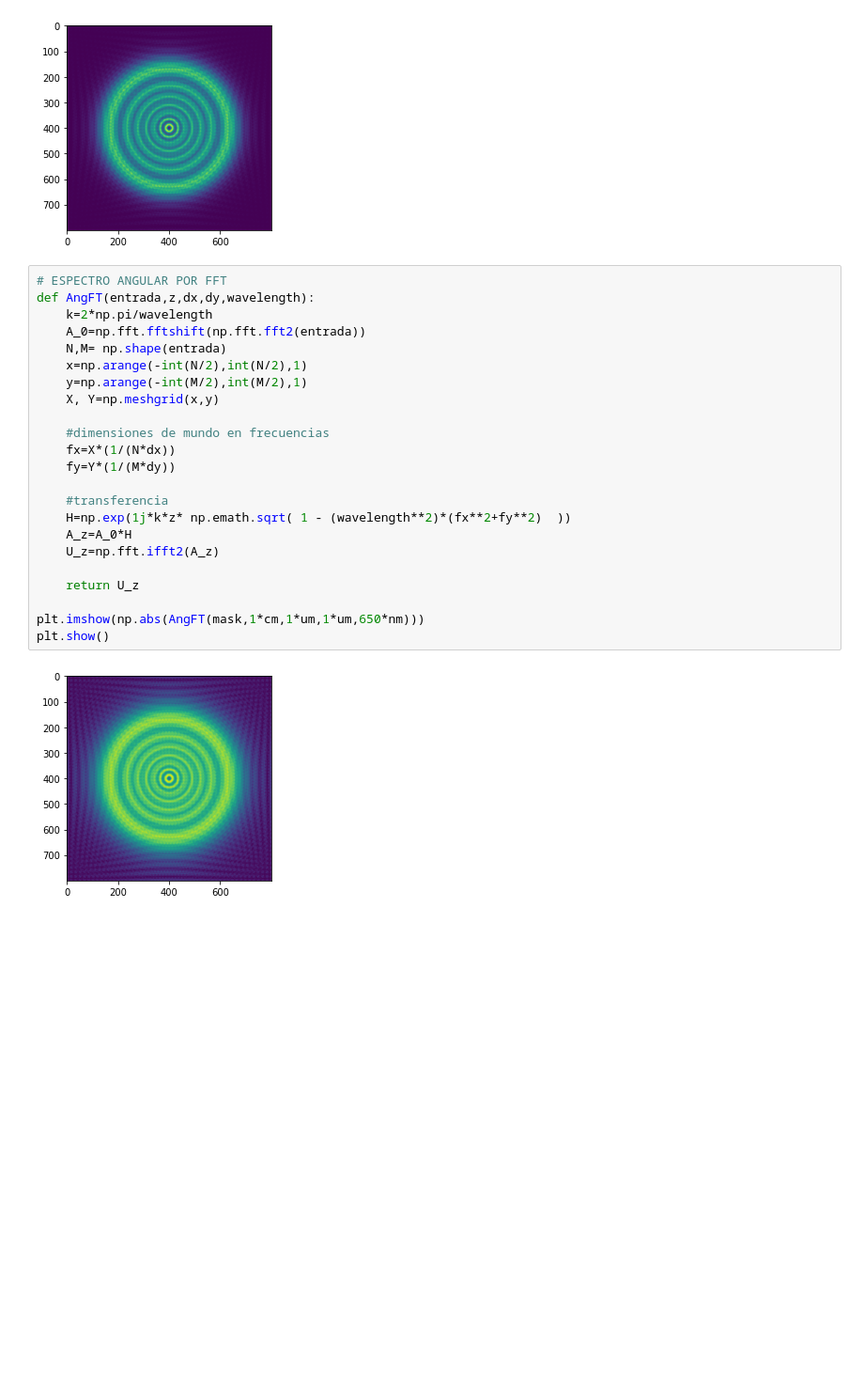
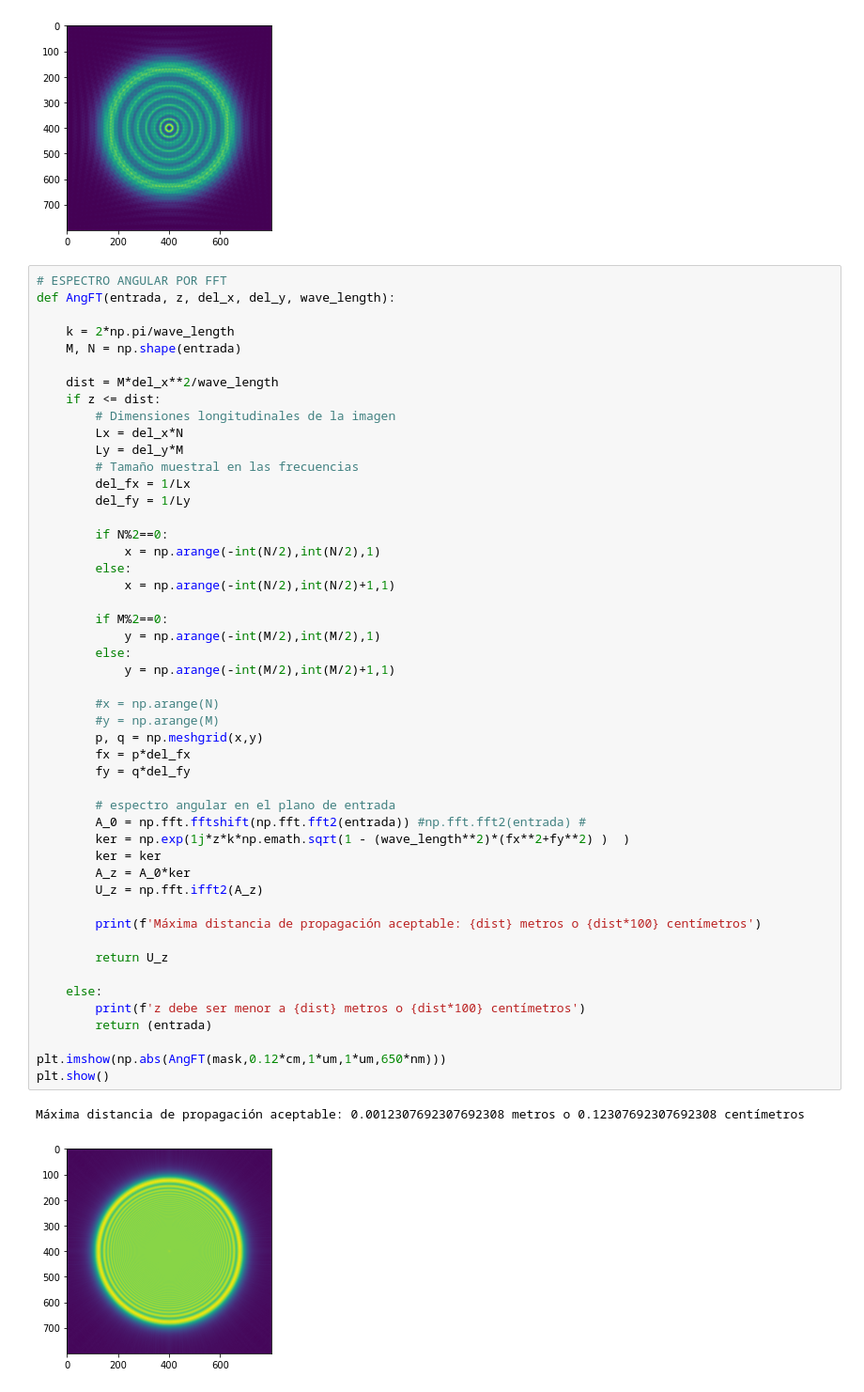
Before and after one commit to JuanDaAC/OpticalInstruments, a Jupyter notebook: Entrega 2/Pruebas/Angular.ipynb, the cells around one changed output. Shown: that part at 94% size. Saved outputs shown, nothing was run; the diff lists cells and outputs as text; blank space fills up the shorter version.

Commit message:
otra versión de espectro angular

```diff
--- a/Entrega 2/Pruebas/Angular.ipynb
+++ b/Entrega 2/Pruebas/Angular.ipynb
@@ -50,26 +50,53 @@ plt.imshow(np.abs(U_z)**2)
 [figure]
 # %%
 # ESPECTRO ANGULAR POR FFT
-def AngFT(entrada,z,dx,dy,wavelength):
-    k=2*np.pi/wavelength
-    A_0=np.fft.fftshift(np.fft.fft2(entrada))
-    N,M= np.shape(entrada)
-    x=np.arange(-int(N/2),int(N/2),1)
-    y=np.arange(-int(M/2),int(M/2),1)
-    X, Y=np.meshgrid(x,y)
+def AngFT(entrada, z, del_x, del_y, wave_length):
 
-    #dimensiones de mundo en frecuencias
-    fx=X*(1/(N*dx))
-    fy=Y*(1/(M*dy))
+    k = 2*np.pi/wave_length
+    M, N = np.shape(entrada)
 
-    #transferencia
-    H=np.exp(1j*k*z* np.emath.sqrt( 1 - (wavelength**2)*(fx**2+fy**2)  ))
-    A_z=A_0*H
-    U_z=np.fft.ifft2(A_z)
+    dist = M*del_x**2/wave_length
+    if z <= dist:
+        # Dimensiones longitudinales de la imagen
+        Lx = del_x*N
+        Ly = del_y*M
+        # Tamaño muestral en las frecuencias
+        del_fx = 1/Lx
+        del_fy = 1/Ly
 
-    return U_z
+        if N%2==0:
+            x = np.arange(-int(N/2),int(N/2),1)
+        else:
+            x = np.arange(-int(N/2),int(N/2)+1,1)
 
-plt.imshow(np.abs(AngFT(mask,1*cm,1*um,1*um,650*nm)))
+        if M%2==0:
+            y = np.arange(-int(M/2),int(M/2),1)
+        else:
+            y = np.arange(-int(M/2),int(M/2)+1,1)
+
+        #x = np.arange(N)
+        #y = np.arange(M)
+        p, q = np.meshgrid(x,y)
+        fx = p*del_fx
+        fy = q*del_fy
+
+        # espectro angular en el plano de entrada
+        A_0 = np.fft.fftshift(np.fft.fft2(entrada)) #np.fft.fft2(entrada) #
+        ker = np.exp(1j*z*k*np.emath.sqrt(1 - (wave_length**2)*(fx**2+fy**2) )  )
+        ker = ker
+        A_z = A_0*ker
+        U_z = np.fft.ifft2(A_z)
+
+        print(f'Máxima distancia de propagación aceptable: {dist} metros o {dist*100} centímetros')
+
+        return U_z
+
+    else:
+        print(f'z debe ser menor a {dist} metros o {dist*100} centímetros')
+        return (entrada)
+
+plt.imshow(np.abs(AngFT(mask,0.12*cm,1*um,1*um,650*nm)))
 plt.show()
 # %% [output]
+Máxima distancia de propagación aceptable: 0.0012307692307692308 metros o 0.12307692307692308 centímetros
-[figure, old version]
+[figure, new version]
```
Also changed, not shown: parts of 2 cells of this notebook, 2 other files.
